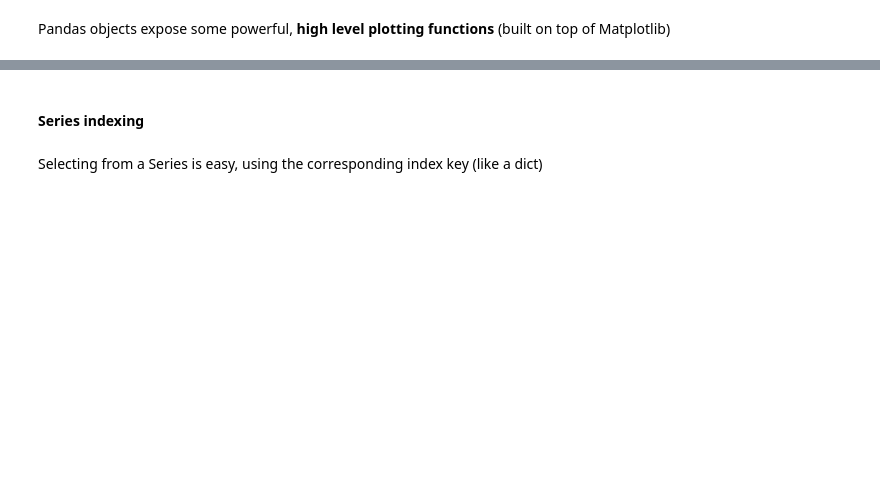
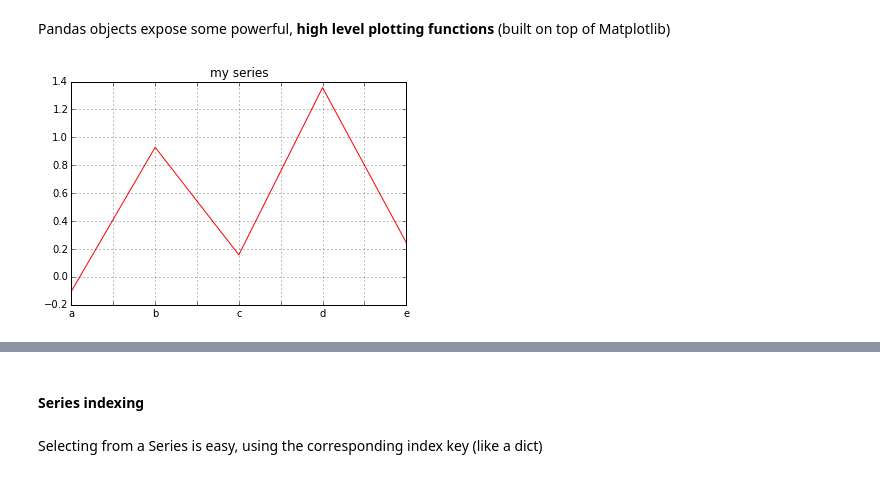
Before and after one commit to nicolasfauchereau/Kiwi_pycon, a Jupyter notebook: Pandas.ipynb, the cells around one changed output, grey strips where cells are left out. Drawn from its saved outputs; the diff is of its cells as text; code cells hidden in the pictures; blank space fills up the shorter version.

```diff
--- a/Pandas.ipynb
+++ b/Pandas.ipynb
@@ -87,7 +109,9 @@ a
 # %% [markdown]
 Pandas objects expose some powerful, **high level plotting functions** (built on top of Matplotlib)
 # %%
-plot = a.plot(kind='bar', rot=0, color='.8', title=a.name, hatch='///', edgecolor='k')
+plot = a.plot(kind='line', rot=0, color='r', title=a.name)
+# %% [output]
+[figure, added]
 # %%
 f, ax = plt.subplots()
 bars = ax.bar(np.arange(len(a)), a.values, color='w', edgecolor='k', align='center', hatch='///')
```
Also changed, not shown: parts of 81 cells of this notebook, 3 other files.
